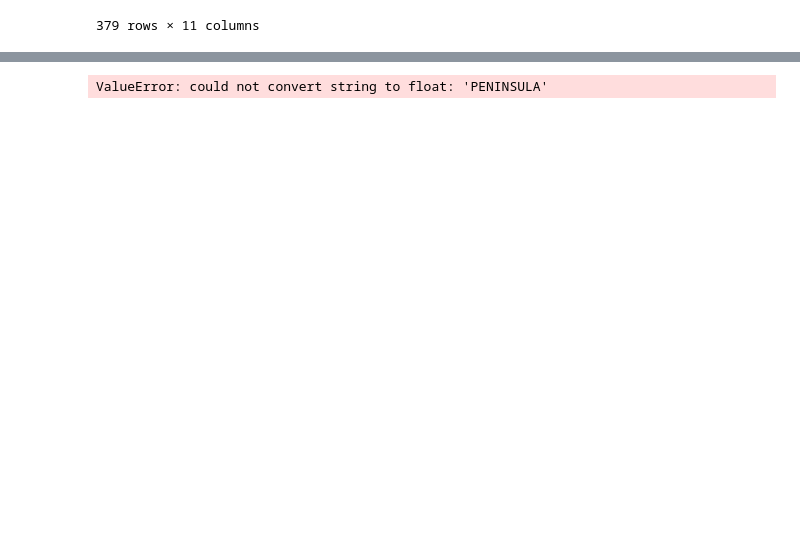
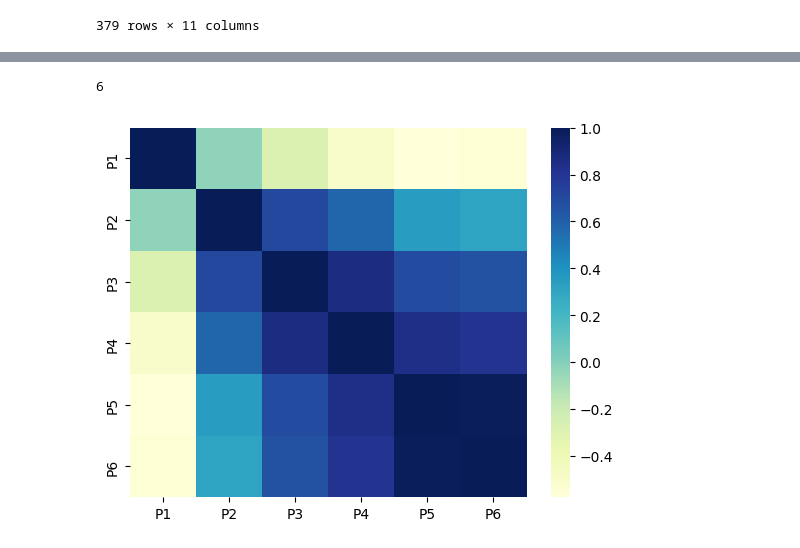
Before and after one commit to TheBridge-DesafioTripulaciones-Grupo2/DesafioTripulaciones_Sept23_Grupo2_Data, a Jupyter notebook: plots.ipynb, the cells around one changed output, grey strips where cells are left out. Drawn from its saved outputs; the diff is of its cells as text; code cells hidden in the pictures; blank space fills up the shorter version.

Commit message:
Algo de visualizaciones y actulizar el df_indexado

```diff
--- a/plots.ipynb
+++ b/plots.ipynb
@@ -65,4 +102,8 @@ df_indexed_price_power
+# %%
+df_indexed_price_power["TARIFA"].nunique()
+# %% [output]
+6
 # %%
-sns.heatmap(df_fixed.corr(), cmap='YlGnBu')
+sns.heatmap(df_fixed.corr(numeric_only=True), cmap='YlGnBu');
 # %% [output]
-ValueError: could not convert string to float: 'PENINSULA'
+[figure, added]
```
Also changed, not shown: parts of 23 cells of this notebook, 4 other files.
